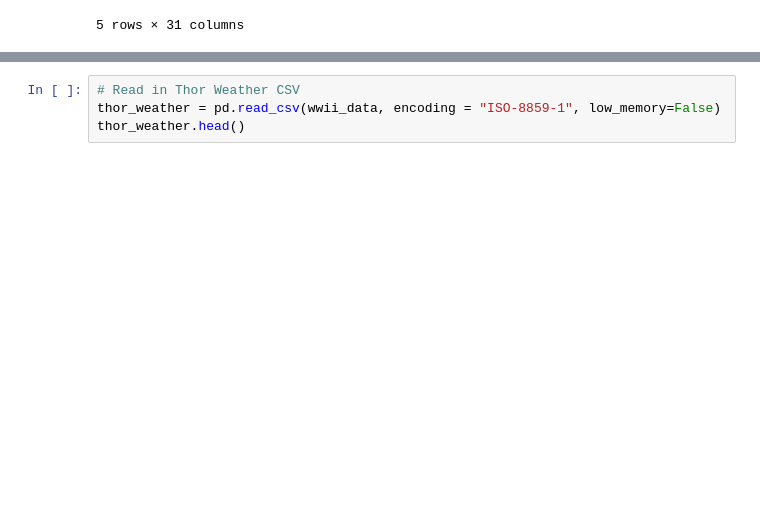
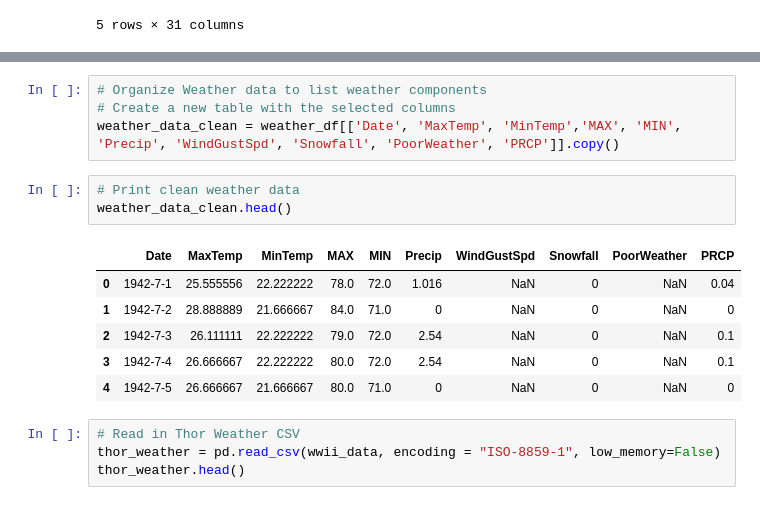
Before and after one commit to ibeth92/WWII, a Jupyter notebook: weather_aircraft_failures.ipynb, the cells around one changed output, grey strips where cells are left out. Drawn from its saved outputs; the diff is of its cells as text; blank space fills up the shorter version.

```diff
--- a/weather_aircraft_failures.ipynb
+++ b/weather_aircraft_failures.ipynb
@@ -26,3 +35,17 @@ weather_df.head()
+# %%
+# Organize Weather data to list weather components
+# Create a new table with the selected columns
+weather_data_clean = weather_df[['Date', 'MaxTemp', 'MinTemp','MAX', 'MIN', 'Precip', 'WindGustSpd', 'Snowfall', 'PoorWeather', 'PRCP']].copy()
+# %%
+# Print clean weather data
+weather_data_clean.head()
+# %% [output]
+|  | Date | MaxTemp | MinTemp | MAX | MIN | Precip | WindGustSpd | Snowfall | PoorWeather | PRCP |
+| 0 | 1942-7-1 | 25.555556 | 22.222222 | 78.0 | 72.0 | 1.016 | NaN | 0 | NaN | 0.04 |
+| 1 | 1942-7-2 | 28.888889 | 21.666667 | 84.0 | 71.0 | 0 | NaN | 0 | NaN | 0 |
+| 2 | 1942-7-3 | 26.111111 | 22.222222 | 79.0 | 72.0 | 2.54 | NaN | 0 | NaN | 0.1 |
+| 3 | 1942-7-4 | 26.666667 | 22.222222 | 80.0 | 72.0 | 2.54 | NaN | 0 | NaN | 0.1 |
+| 4 | 1942-7-5 | 26.666667 | 21.666667 | 80.0 | 71.0 | 0 | NaN | 0 | NaN | 0 |
 # %%
 # Read in Thor Weather CSV
 thor_weather = pd.read_csv(wwii_data, encoding = "ISO-8859-1", low_memory=False)
```
Also changed, not shown: parts of 11 cells of this notebook, 4 other files.
